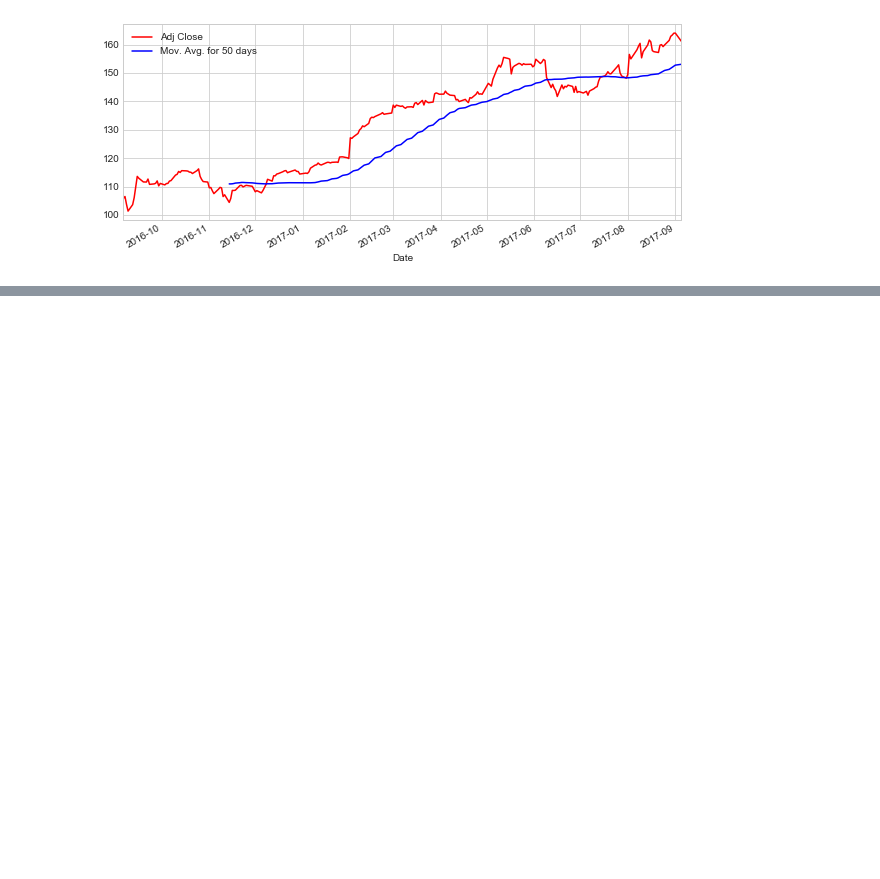
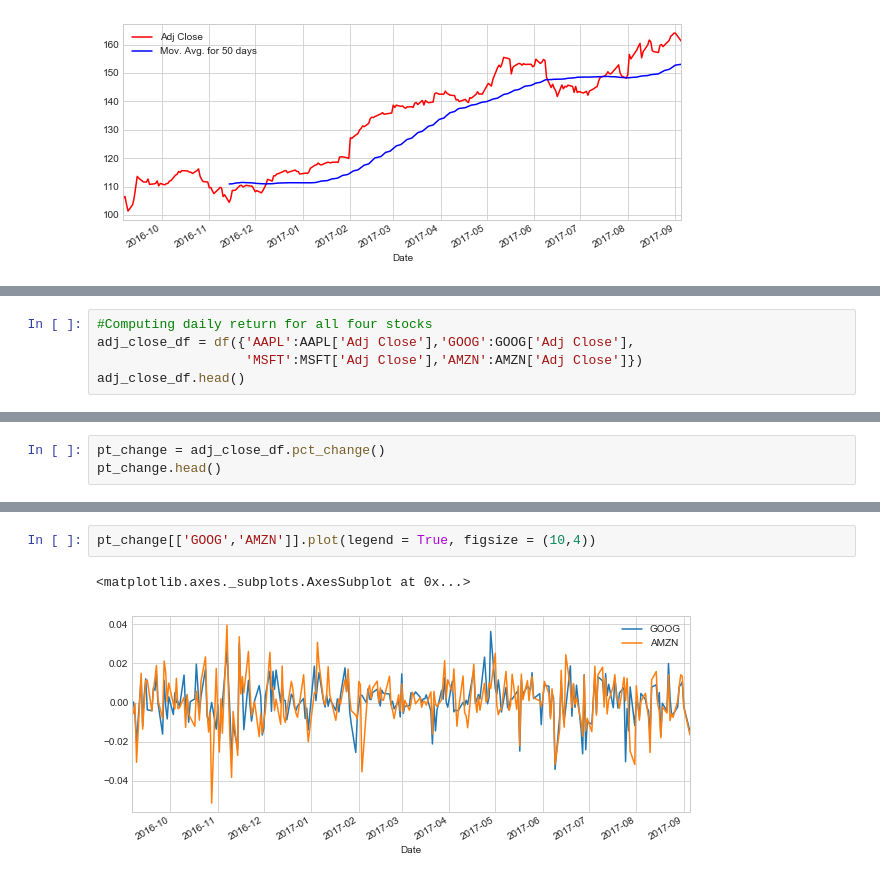
Before and after one commit to sajalsubodh22/Stock-Market-Analysis, a Jupyter notebook: stock.ipynb, the cells around one changed output, grey strips where cells are left out. Drawn from its saved outputs; the diff is of its cells as text; blank space fills up the shorter version.

```diff
--- a/stock.ipynb
+++ b/stock.ipynb
@@ -131,0 +170,5 @@ AAPL[['Adj Close','Mov. Avg. for 50 days']].plot(legend = True, figsize = (10,4)
+# %%
+#Computing daily return for all four stocks
+adj_close_df = df({'AAPL':AAPL['Adj Close'],'GOOG':GOOG['Adj Close'],
+                   'MSFT':MSFT['Adj Close'],'AMZN':AMZN['Adj Close']})
+adj_close_df.head()
@@ -131,0 +183,3 @@ AAPL[['Adj Close','Mov. Avg. for 50 days']].plot(legend = True, figsize = (10,4)
+# %%
+pt_change = adj_close_df.pct_change()
+pt_change.head()
@@ -131,0 +194,5 @@ AAPL[['Adj Close','Mov. Avg. for 50 days']].plot(legend = True, figsize = (10,4)
+# %%
+pt_change[['GOOG','AMZN']].plot(legend = True, figsize = (10,4))
+# %% [output]
+<matplotlib.axes._subplots.AxesSubplot at 0x...>
+[figure, added]
```
Also changed, not shown: parts of 8 cells of this notebook.
